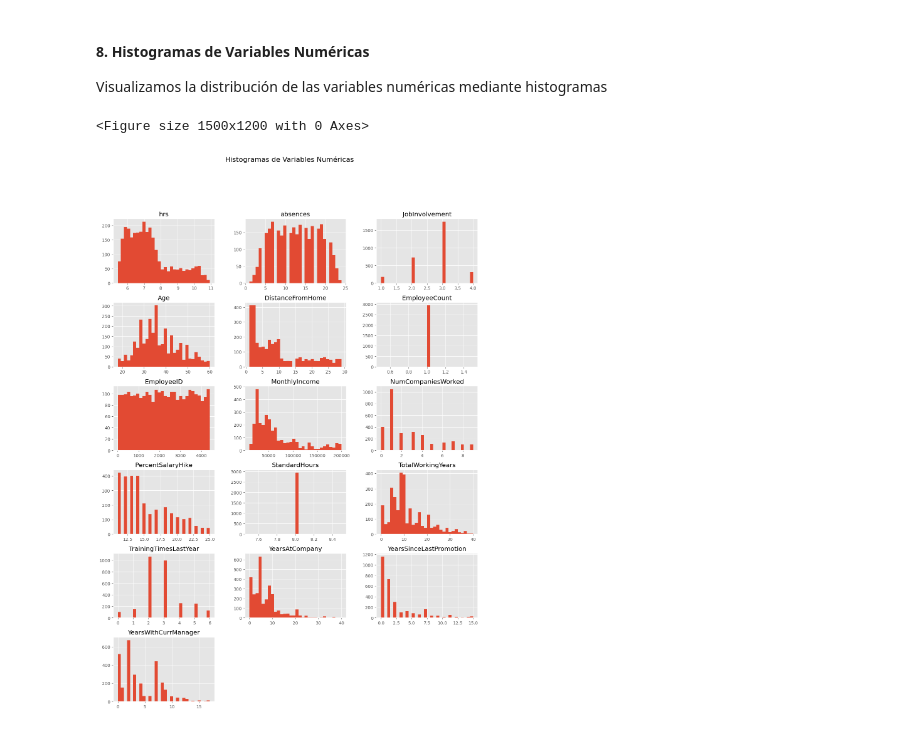
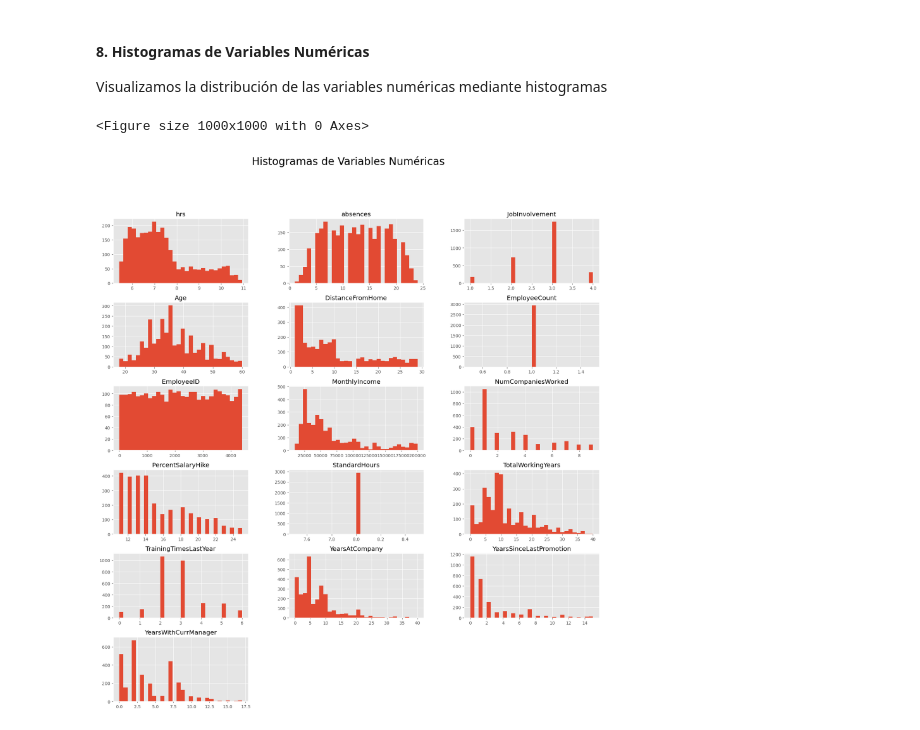
Before and after one commit to CarlosBravoGarran/ML_Attrition_Predictor, a Jupyter notebook: notebooks/EDA.ipynb, the cells around one changed output. Saved outputs shown, nothing was run; the diff lists cells and outputs as text; code cells hidden in the pictures.

```diff
--- a/notebooks/EDA.ipynb
+++ b/notebooks/EDA.ipynb
@@ -223,10 +228,10 @@ plt.show()
 
 Visualizamos la distribución de las variables numéricas mediante histogramas
 # %%
-plt.figure(figsize=(15, 12))
-df[numerical_columns].hist(bins=30, figsize=(15, 20), layout=(len(numerical_columns)//3 + 1, 3))
-plt.suptitle("Histogramas de Variables Numéricas", fontsize=16)
+plt.figure(figsize=(10, 10))
+df[numerical_columns].hist(bins=30, figsize=(20, 20), layout=(len(numerical_columns)//3 + 1, 3))
+plt.suptitle("Histogramas de Variables Numéricas", fontsize=24)
 plt.show()
 # %% [output]
-<Figure size 1500x1200 with 0 Axes>
+<Figure size 1000x1000 with 0 Axes>
-[figure, old version]
+[figure, new version]
```
Also changed, not shown: parts of 4 cells of this notebook.
